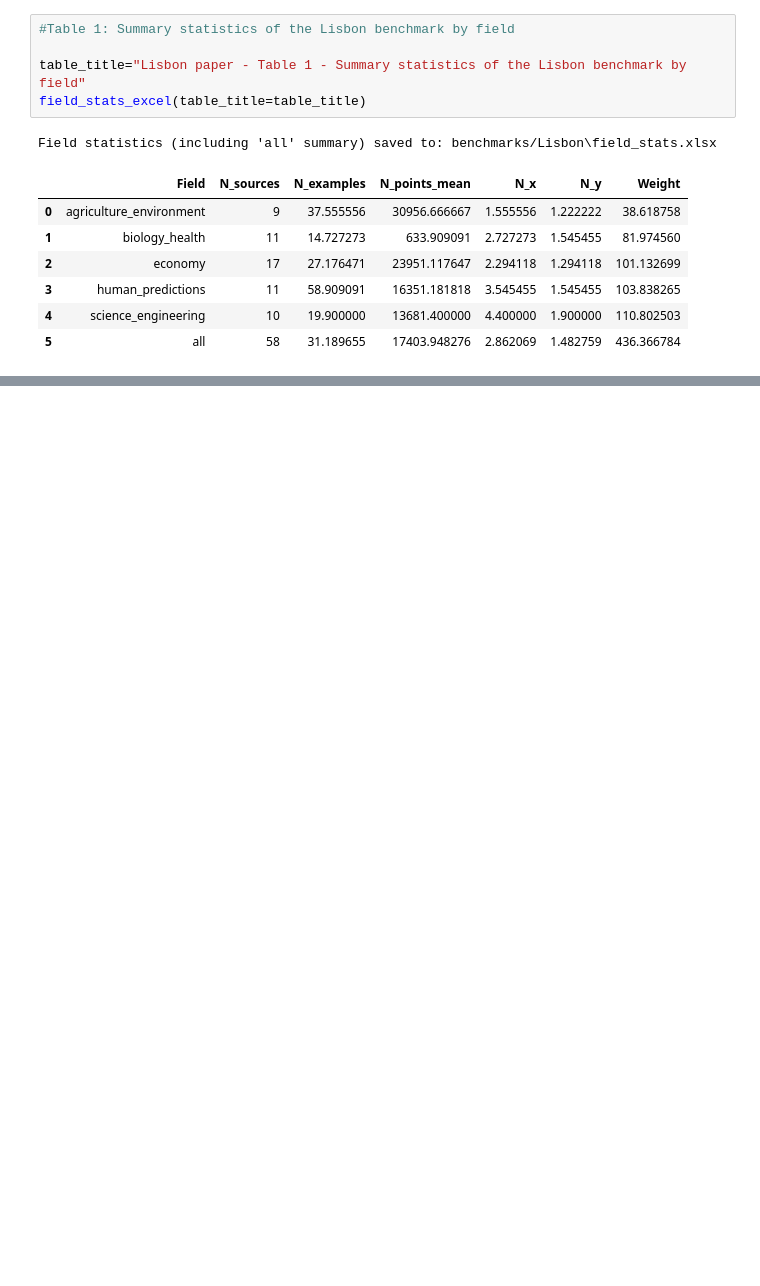
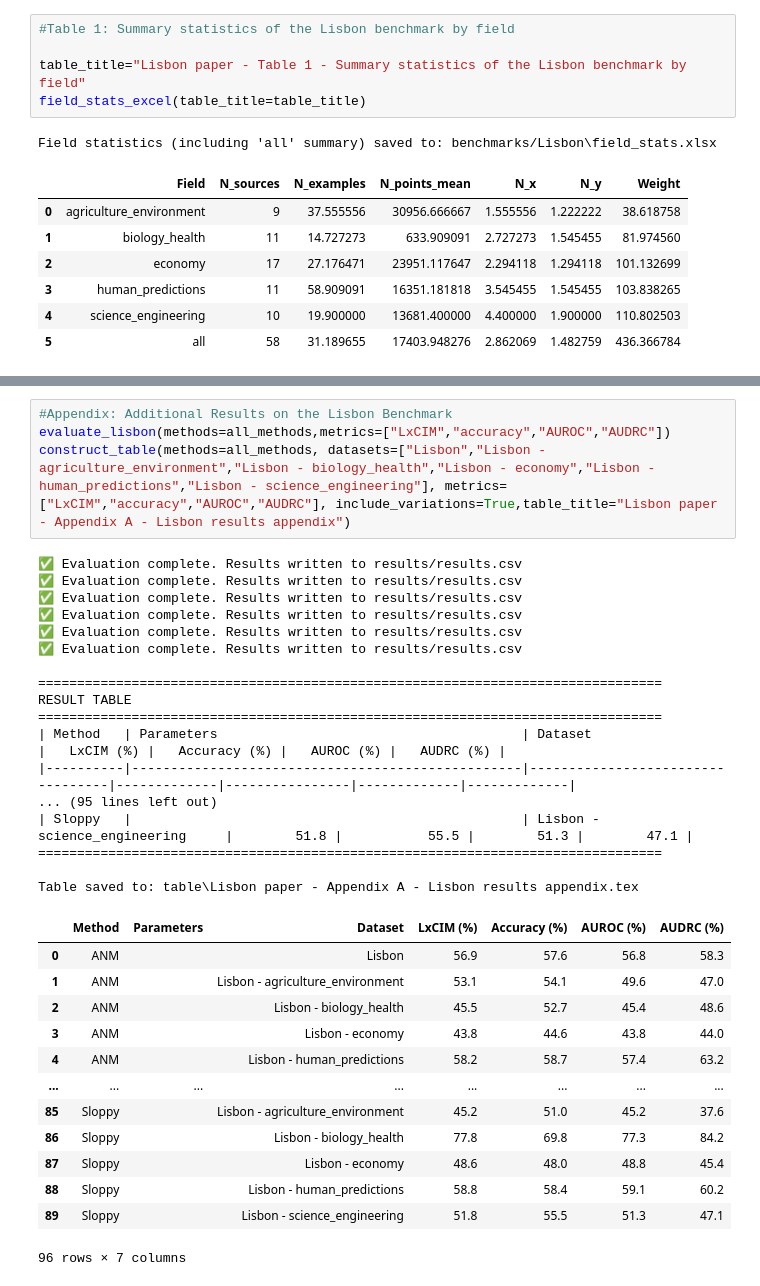
Before and after one commit to tiagobrogueira/Causal-Discovery-In-Exchangeable-Data, a Jupyter notebook: bicausal/lisbon_paper.ipynb, the cells around one changed output, grey strips where cells are left out. Cells and saved outputs as stored; diff of their text form; blank space fills up the shorter version.

```diff
--- a/bicausal/lisbon_paper.ipynb
+++ b/bicausal/lisbon_paper.ipynb
@@ -210,0 +207,35 @@ Table saved to: table\Lisbon paper - Table 2 - Lisbon results.tex
+# %%
+#Appendix: Additional Results on the Lisbon Benchmark
+evaluate_lisbon(methods=all_methods,metrics=["LxCIM","accuracy","AUROC","AUDRC"])
+construct_table(methods=all_methods, datasets=["Lisbon","Lisbon - agriculture_environment","Lisbon - biology_health","Lisbon - economy","Lisbon - human_predictions","Lisbon - science_engineering"], metrics=["LxCIM","accuracy","AUROC","AUDRC"], include_variations=True,table_title="Lisbon paper - Appendix A - Lisbon results appendix")
+# %% [output]
+✅ Evaluation complete. Results written to results/results.csv
+✅ Evaluation complete. Results written to results/results.csv
+✅ Evaluation complete. Results written to results/results.csv
+✅ Evaluation complete. Results written to results/results.csv
+✅ Evaluation complete. Results written to results/results.csv
+✅ Evaluation complete. Results written to results/results.csv
+
+================================================================================
+RESULT TABLE
+================================================================================
+| Method   | Parameters                                       | Dataset                          |   LxCIM (%) |   Accuracy (%) |   AUROC (%) |   AUDRC (%) |
+|----------|--------------------------------------------------|----------------------------------|-------------|----------------|-------------|-------------|
+... (95 lines left out)
+| Sloppy   |                                                  | Lisbon - science_engineering     |        51.8 |           55.5 |        51.3 |        47.1 |
+================================================================================
+
+Table saved to: table\Lisbon paper - Appendix A - Lisbon results appendix.tex
+|  | Method | Parameters | Dataset | LxCIM (%) | Accuracy (%) | AUROC (%) | AUDRC (%) |
+| 0 | ANM |  | Lisbon | 56.9 | 57.6 | 56.8 | 58.3 |
+| 1 | ANM |  | Lisbon - agriculture_environment | 53.1 | 54.1 | 49.6 | 47.0 |
+| 2 | ANM |  | Lisbon - biology_health | 45.5 | 52.7 | 45.4 | 48.6 |
+| 3 | ANM |  | Lisbon - economy | 43.8 | 44.6 | 43.8 | 44.0 |
+| 4 | ANM |  | Lisbon - human_predictions | 58.2 | 58.7 | 57.4 | 63.2 |
+| ... | ... | ... | ... | ... | ... | ... | ... |
+| 85 | Sloppy |  | Lisbon - agriculture_environment | 45.2 | 51.0 | 45.2 | 37.6 |
+| 86 | Sloppy |  | Lisbon - biology_health | 77.8 | 69.8 | 77.3 | 84.2 |
+| 87 | Sloppy |  | Lisbon - economy | 48.6 | 48.0 | 48.8 | 45.4 |
+| 88 | Sloppy |  | Lisbon - human_predictions | 58.8 | 58.4 | 59.1 | 60.2 |
+| 89 | Sloppy |  | Lisbon - science_engineering | 51.8 | 55.5 | 51.3 | 47.1 |
+96 rows × 7 columns
```
Also changed, not shown: parts of 6 cells of this notebook, 39 other files.
